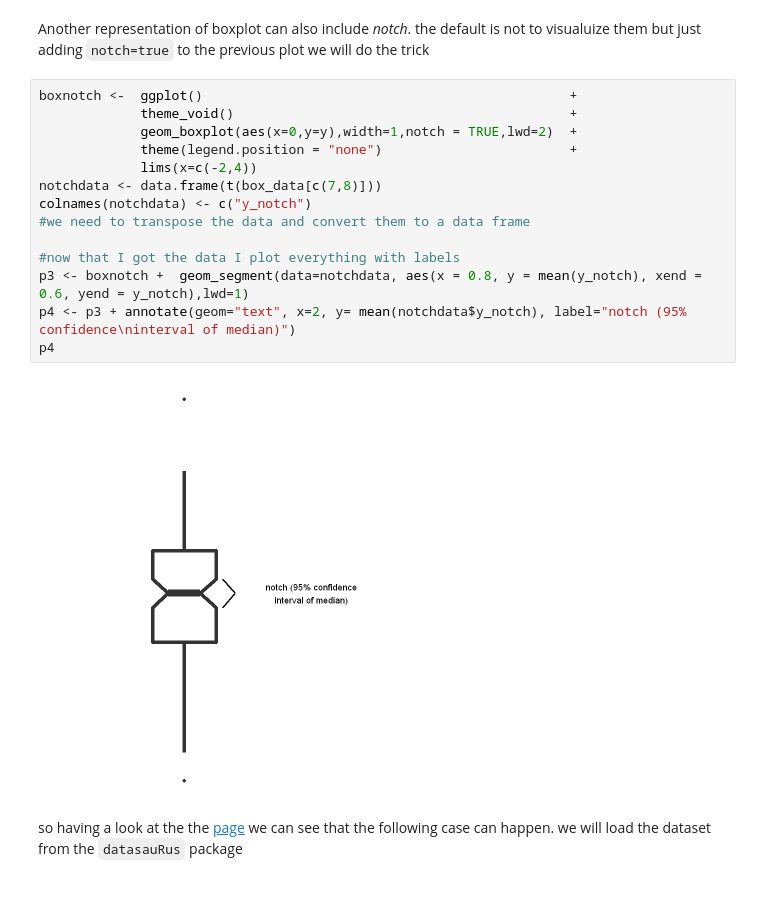
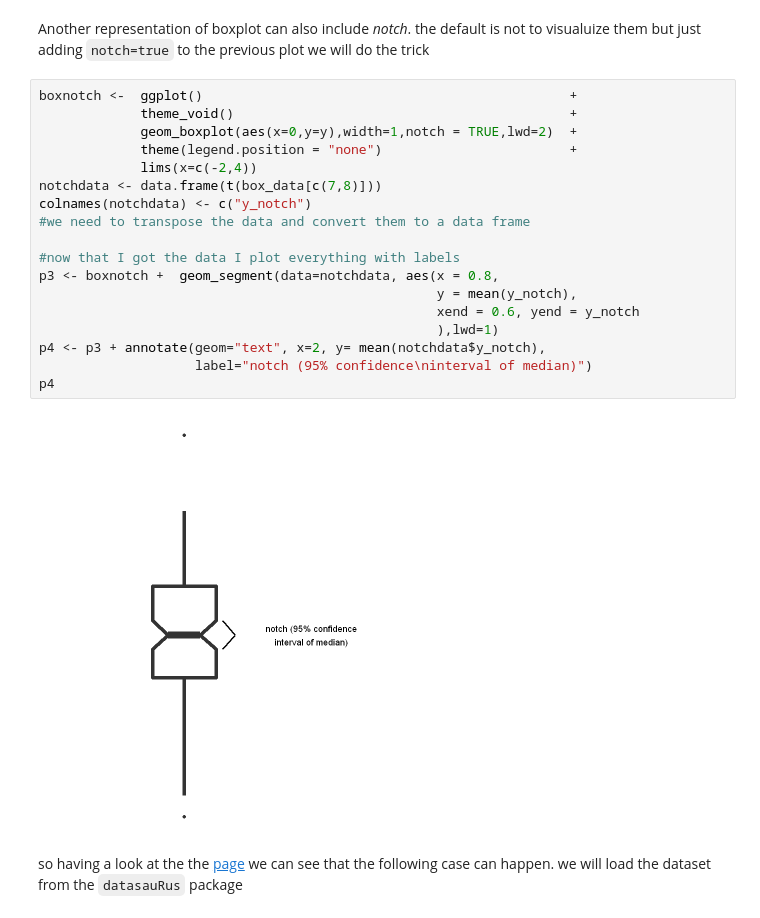
Before and after one commit to jojosgithub/blog, a Jupyter notebook: _notebooks/2021-06-18-boxplot.ipynb, the cells around one changed output. Cells and saved outputs as stored; diff of their text form.

```diff
--- a/_notebooks/2021-06-18-boxplot.ipynb
+++ b/_notebooks/2021-06-18-boxplot.ipynb
@@ -136,19 +136,23 @@ Another representation of boxplot can also include *notch*. the default is not t
 # %%
 boxnotch <-  ggplot()                                               +
              theme_void()                                           +
              geom_boxplot(aes(x=0,y=y),width=1,notch = TRUE,lwd=2)  +
              theme(legend.position = "none")                        +
              lims(x=c(-2,4))
 notchdata <- data.frame(t(box_data[c(7,8)]))
 colnames(notchdata) <- c("y_notch")
 #we need to transpose the data and convert them to a data frame
 
 #now that I got the data I plot everything with labels
-p3 <- boxnotch +  geom_segment(data=notchdata, aes(x = 0.8, y = mean(y_notch), xend = 0.6, yend = y_notch),lwd=1)
-p4 <- p3 + annotate(geom="text", x=2, y= mean(notchdata$y_notch), label="notch (95% confidence\ninterval of median)")
+p3 <- boxnotch +  geom_segment(data=notchdata, aes(x = 0.8,
+                                                   y = mean(y_notch),
+                                                   xend = 0.6, yend = y_notch
+                                                   ),lwd=1)
+p4 <- p3 + annotate(geom="text", x=2, y= mean(notchdata$y_notch),
+                    label="notch (95% confidence\ninterval of median)")
 p4
 # %% [output]
-[figure, old version]
+[figure, new version]
 # %% [markdown]
 so having a look at the the [page](https://www.autodesk.com/research/publications/same-stats-different-graphs) we can see that
 the following case can happen. we will load the dataset from the `datasauRus` package
```
Also changed, not shown: parts of 4 cells of this notebook.
